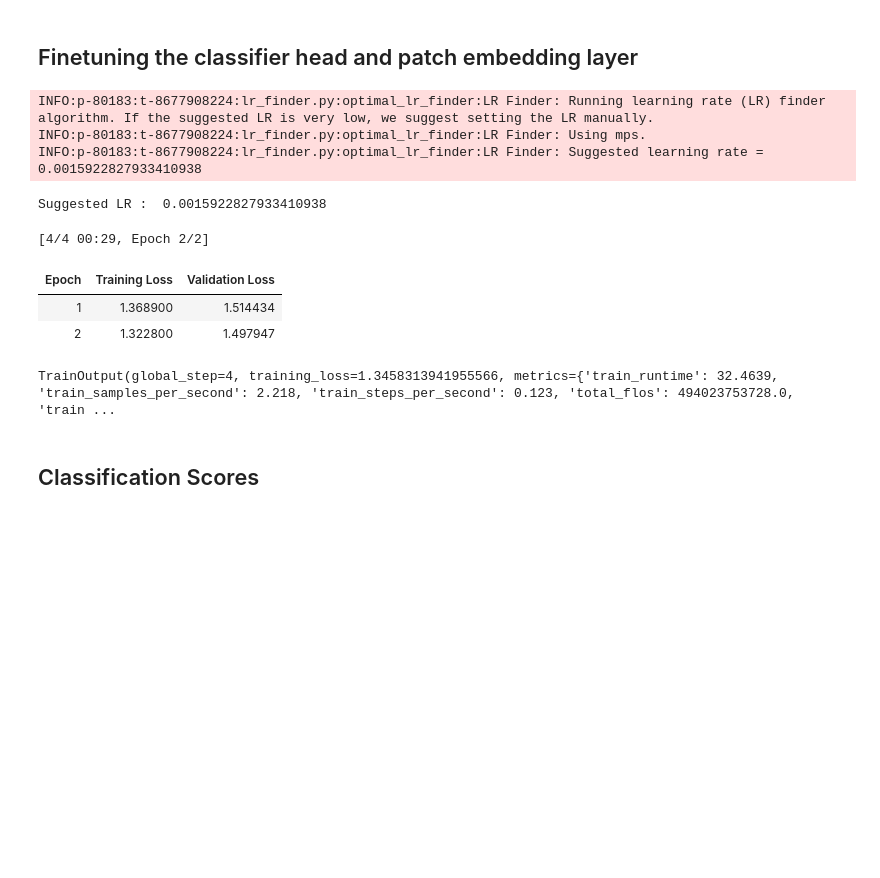
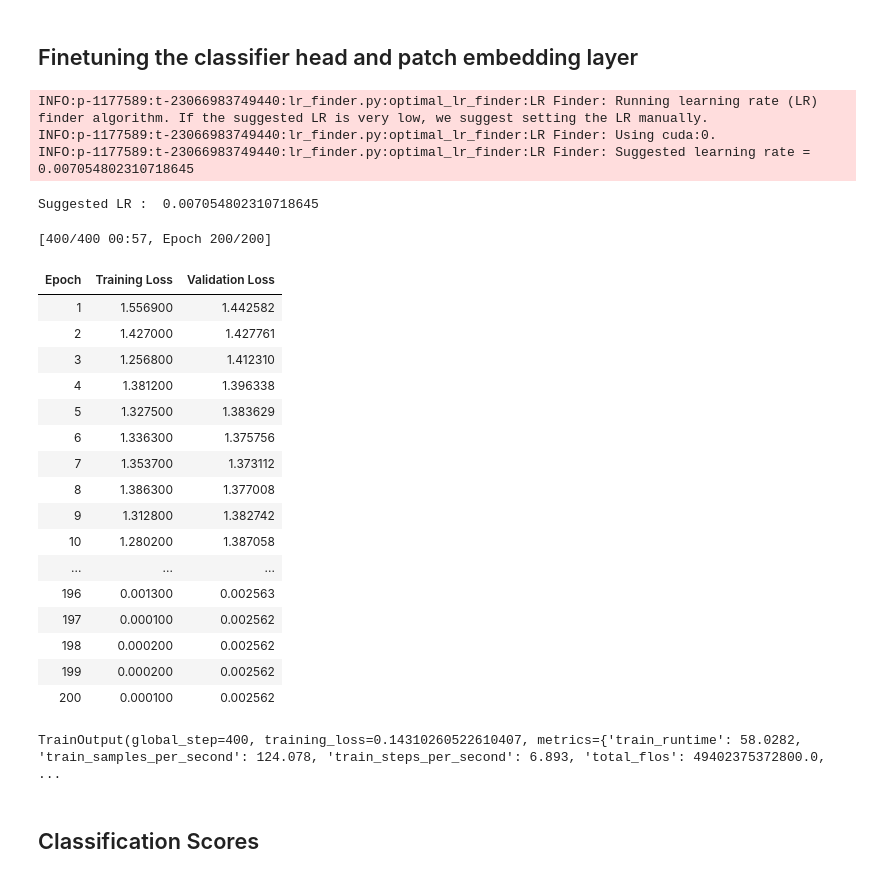
Before and after one commit to ibm-granite/granite-tsfm, a Jupyter notebook: notebooks/hfdemo/tspulse_classification.ipynb, the cells around one changed output. Saved outputs shown, nothing was run; the diff lists cells and outputs as text; code cells hidden in the pictures; blank space fills up the shorter version.

```diff
--- a/notebooks/hfdemo/tspulse_classification.ipynb
+++ b/notebooks/hfdemo/tspulse_classification.ipynb
@@ -120,7 +121,7 @@ config_dict["num_targets"] = df_base["class_vals"].nunique()
 # %% [markdown]
 ## Getting the Pretrained Model with above configs
 # %%
-model_path = "/tspulse/tspulse_classification/tspulse_model"
-model_path = "/Users/wmgifford/Documents/IBM/Research/IOT/tmp/tspulse_submission/model-binaries/tspulse_classification/tspulse_model"
-model = TSPulseForClassification.from_pretrained(model_path, **config_dict)
+model = TSPulseForClassification.from_pretrained(
+    "ibm-granite/granite-timeseries-tspulse-r1", revision="tspulse-block-dualhead-512-p16-r1", **config_dict
+)
 # %% [output]
@@ -168,7 +169,7 @@ temp_dir = tempfile.mkdtemp()
 
 suggested_lr = None
 
-train_dict = {"per_device_train_batch_size": 32, "num_train_epochs": 2, "eval_accumulation_steps": None}
+train_dict = {"per_device_train_batch_size": 32, "num_train_epochs": 200, "eval_accumulation_steps": None}
 
 EPOCHS = train_dict["num_train_epochs"]
 BATCH_SIZE = train_dict["per_device_train_batch_size"]
@@ -207,41 +208,55 @@ finetune_args = TrainingArguments(
 )
 
 # Create the early stopping callback
 early_stopping_callback = EarlyStoppingCallback(
     early_stopping_patience=100,  # Number of epochs with no improvement after which to stop
     early_stopping_threshold=0.0001,  # Minimum improvement required to consider as improvement
 )
 
 # Optimizer and scheduler
 optimizer = AdamW(model.parameters(), lr=suggested_lr)
 scheduler = OneCycleLR(
     optimizer,
     suggested_lr,
     epochs=EPOCHS,
     steps_per_epoch=math.ceil(len(train_dataset) / (BATCH_SIZE * NUM_GPUS)),
 )
 
 finetune_trainer = Trainer(
     model=model,
     args=finetune_args,
     train_dataset=train_dataset,
     eval_dataset=valid_dataset,
     callbacks=[early_stopping_callback],
     optimizers=(optimizer, scheduler),
 )
 
 # Fine tune
 finetune_trainer.train()
 # %% [output]
-INFO:p-80183:t-8677908224:lr_finder.py:optimal_lr_finder:LR Finder: Running learning rate (LR) finder algorithm. If the suggested LR is very low, we suggest setting the LR manually.
-INFO:p-80183:t-8677908224:lr_finder.py:optimal_lr_finder:LR Finder: Using mps.
-INFO:p-80183:t-8677908224:lr_finder.py:optimal_lr_finder:LR Finder: Suggested learning rate = 0.0015922827933410938
+INFO:p-1177589:t-23066983749440:lr_finder.py:optimal_lr_finder:LR Finder: Running learning rate (LR) finder algorithm. If the suggested LR is very low, we suggest setting the LR manually.
+INFO:p-1177589:t-23066983749440:lr_finder.py:optimal_lr_finder:LR Finder: Using cuda:0.
+INFO:p-1177589:t-23066983749440:lr_finder.py:optimal_lr_finder:LR Finder: Suggested learning rate = 0.007054802310718645
-Suggested LR :  0.0015922827933410938
+Suggested LR :  0.007054802310718645
-[4/4 00:29, Epoch 2/2]
+[400/400 00:57, Epoch 200/200]
 | Epoch | Training Loss | Validation Loss |
-| 1 | 1.368900 | 1.514434 |
-| 2 | 1.322800 | 1.497947 |
+| 1 | 1.556900 | 1.442582 |
+| 2 | 1.427000 | 1.427761 |
+| 3 | 1.256800 | 1.412310 |
+| 4 | 1.381200 | 1.396338 |
+| 5 | 1.327500 | 1.383629 |
+| 6 | 1.336300 | 1.375756 |
+| 7 | 1.353700 | 1.373112 |
+| 8 | 1.386300 | 1.377008 |
+| 9 | 1.312800 | 1.382742 |
+| 10 | 1.280200 | 1.387058 |
+| ... | ... | ... |
+| 196 | 0.001300 | 0.002563 |
+| 197 | 0.000100 | 0.002562 |
+| 198 | 0.000200 | 0.002562 |
+| 199 | 0.000200 | 0.002562 |
+| 200 | 0.000100 | 0.002562 |
-TrainOutput(global_step=4, training_loss=1.3458313941955566, metrics={'train_runtime': 32.4639, 'train_samples_per_second': 2.218, 'train_steps_per_second': 0.123, 'total_flos': 494023753728.0, 'train ...
+TrainOutput(global_step=400, training_loss=0.14310260522610407, metrics={'train_runtime': 58.0282, 'train_samples_per_second': 124.078, 'train_steps_per_second': 6.893, 'total_flos': 49402375372800.0, ...
 # %% [markdown]
 ## Classification Scores
 # %%
```
Also changed, not shown: parts of 6 cells of this notebook.
